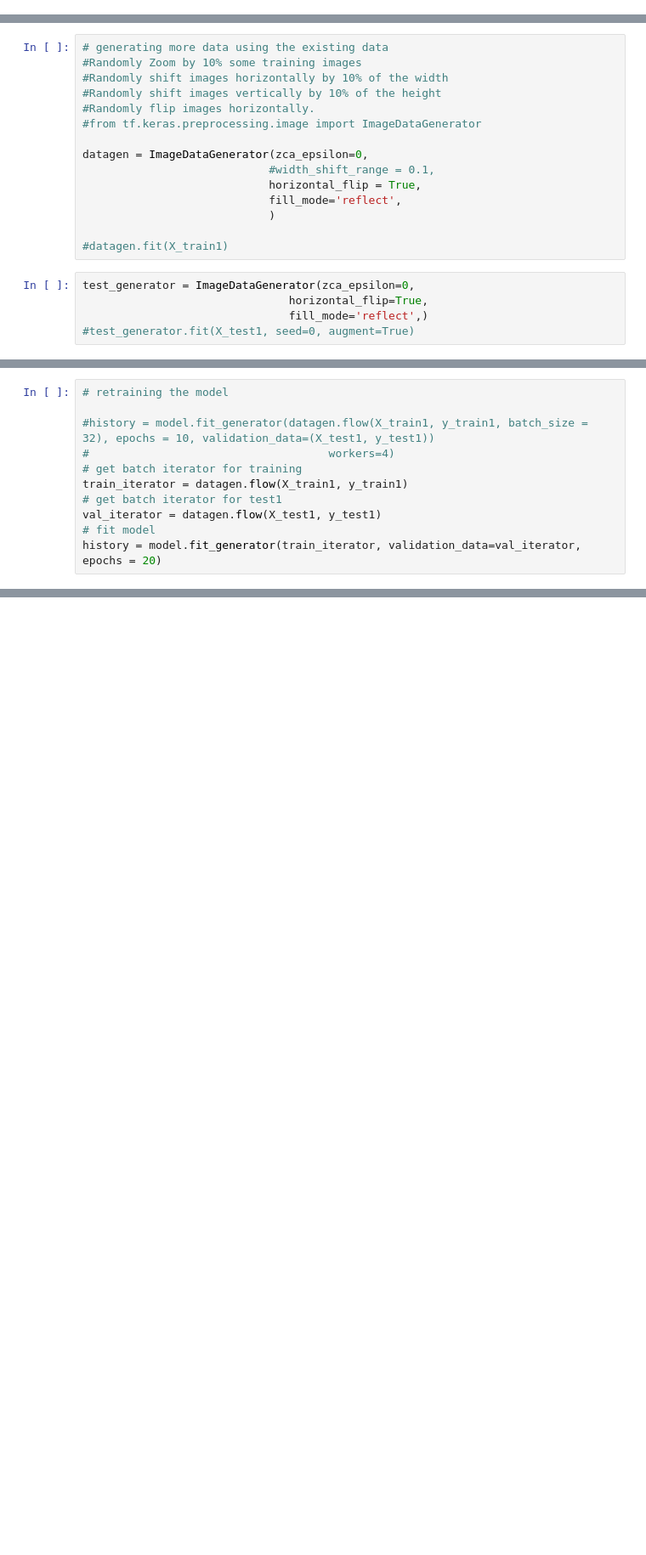
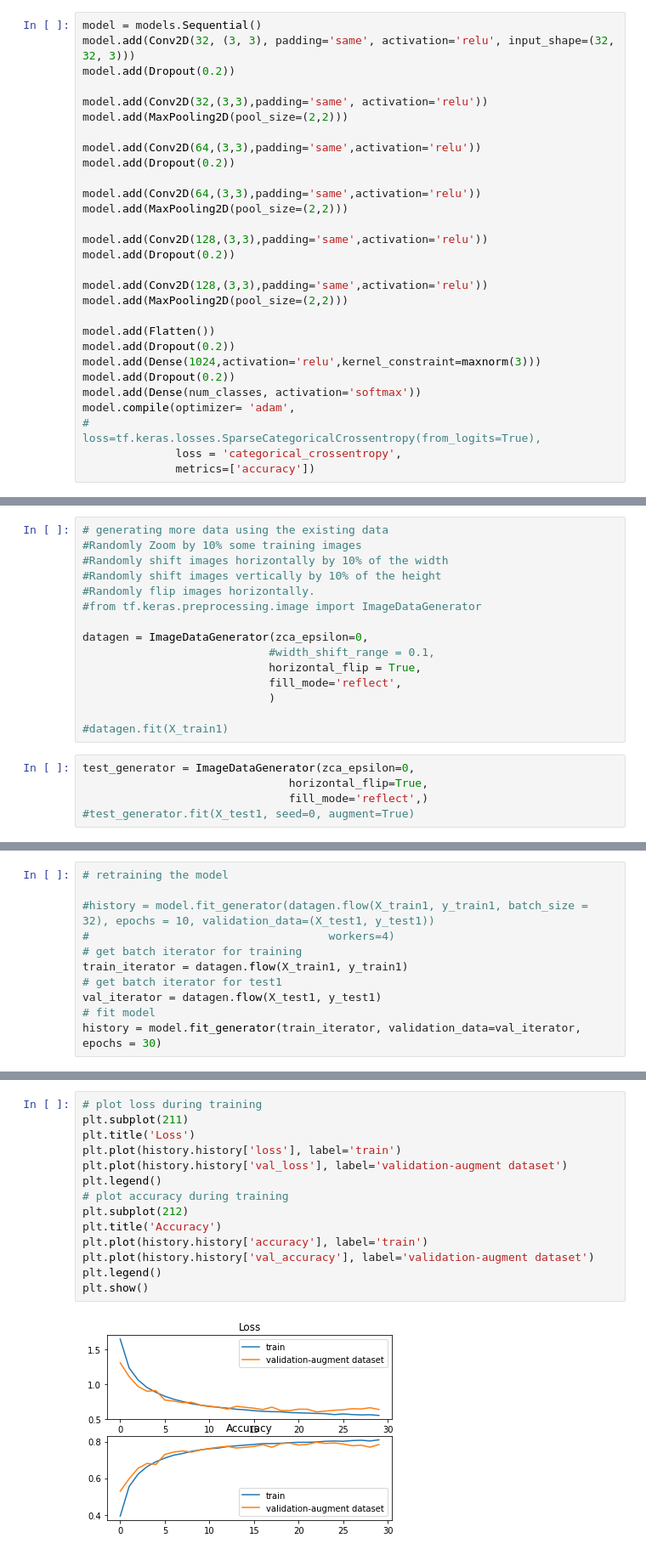
Before and after one commit to sulata2/Vino, a Jupyter notebook: CIFAR10-keras-classification (2).ipynb, the cells around one changed output, grey strips where cells are left out. Shown at 85% size. Saved outputs shown, nothing was run; the diff lists cells and outputs as text; blank space fills up the shorter version.

```diff
--- a/CIFAR10-keras-classification (2).ipynb
+++ b/CIFAR10-keras-classification (2).ipynb
@@ -304,0 +363,29 @@ Epoch 60/60
+# %%
+model = models.Sequential()
+model.add(Conv2D(32, (3, 3), padding='same', activation='relu', input_shape=(32, 32, 3)))
+model.add(Dropout(0.2))
+
+model.add(Conv2D(32,(3,3),padding='same', activation='relu'))
+model.add(MaxPooling2D(pool_size=(2,2)))
+
+model.add(Conv2D(64,(3,3),padding='same',activation='relu'))
+model.add(Dropout(0.2))
+
+model.add(Conv2D(64,(3,3),padding='same',activation='relu'))
+model.add(MaxPooling2D(pool_size=(2,2)))
+
+model.add(Conv2D(128,(3,3),padding='same',activation='relu'))
+model.add(Dropout(0.2))
+
+model.add(Conv2D(128,(3,3),padding='same',activation='relu'))
+model.add(MaxPooling2D(pool_size=(2,2)))
+
+model.add(Flatten())
+model.add(Dropout(0.2))
+model.add(Dense(1024,activation='relu',kernel_constraint=maxnorm(3)))
+model.add(Dropout(0.2))
+model.add(Dense(num_classes, activation='softmax'))
+model.compile(optimizer= 'adam',
+#              loss=tf.keras.losses.SparseCategoricalCrossentropy(from_logits=True),
+              loss = 'categorical_crossentropy',
+              metrics=['accuracy'])
@@ -419,5 +509,5 @@ train_iterator = datagen.flow(X_train1, y_train1)
 # get batch iterator for test1
 val_iterator = datagen.flow(X_test1, y_test1)
 # fit model
-history = model.fit_generator(train_iterator, validation_data=val_iterator, epochs = 20)
+history = model.fit_generator(train_iterator, validation_data=val_iterator, epochs = 30)
 # %% [output]
@@ -458,0 +544,16 @@ dict_keys(['loss', 'acc', 'val_loss', 'val_acc'])
+# %%
+# plot loss during training
+plt.subplot(211)
+plt.title('Loss')
+plt.plot(history.history['loss'], label='train')
+plt.plot(history.history['val_loss'], label='validation-augment dataset')
+plt.legend()
+# plot accuracy during training
+plt.subplot(212)
+plt.title('Accuracy')
+plt.plot(history.history['accuracy'], label='train')
+plt.plot(history.history['val_accuracy'], label='validation-augment dataset')
+plt.legend()
+plt.show()
+# %% [output]
+[figure, added]
```
Also changed, not shown: parts of 34 cells of this notebook.
